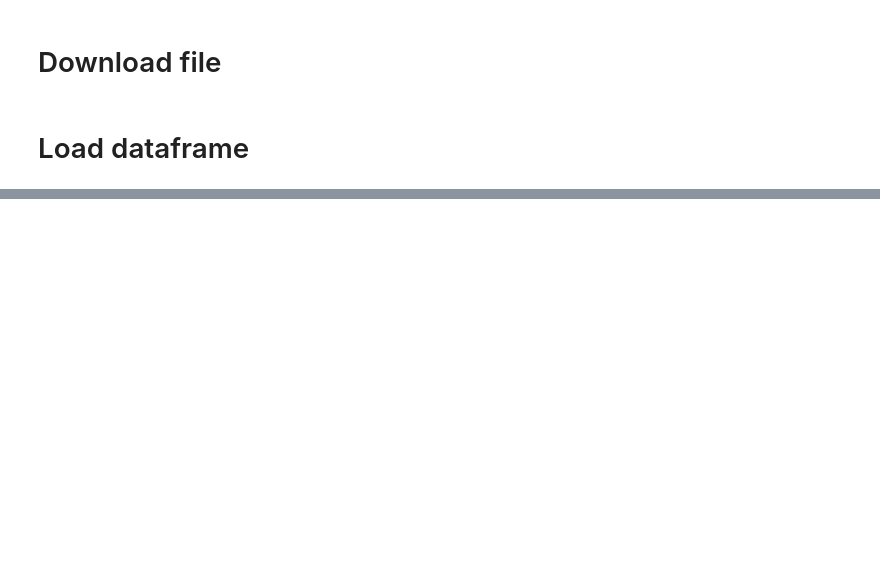
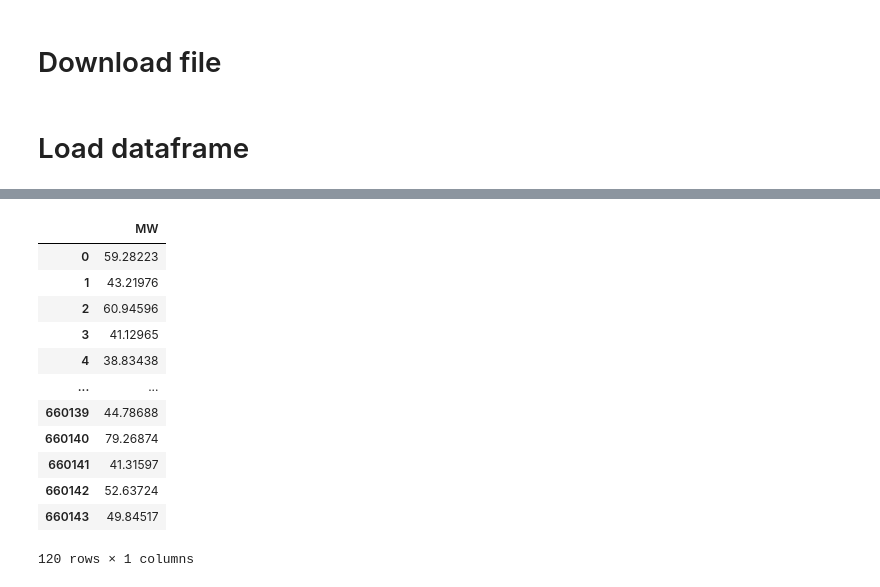
Before and after one commit to caheredia/caiso_connector, a Jupyter notebook: process_df.ipynb, the cells around one changed output, grey strips where cells are left out. Cells and saved outputs as stored; diff of their text form; code cells hidden in the pictures; blank space fills up the shorter version.

```diff
--- a/process_df.ipynb
+++ b/process_df.ipynb
@@ -54,0 +58,16 @@ df.head()
+# %%
+df[df['NODE']=="AFPR_1_TOT_GEN-APND"][['MW']]
+# %% [output]
+|  | MW |
+| 0 | 59.28223 |
+| 1 | 43.21976 |
+| 2 | 60.94596 |
+| 3 | 41.12965 |
+| 4 | 38.83438 |
+| ... | ... |
+| 660139 | 44.78688 |
+| 660140 | 79.26874 |
+| 660141 | 41.31597 |
+| 660142 | 52.63724 |
+| 660143 | 49.84517 |
+120 rows × 1 columns
```
Also changed, not shown: parts of 8 cells of this notebook, 3 other files.
